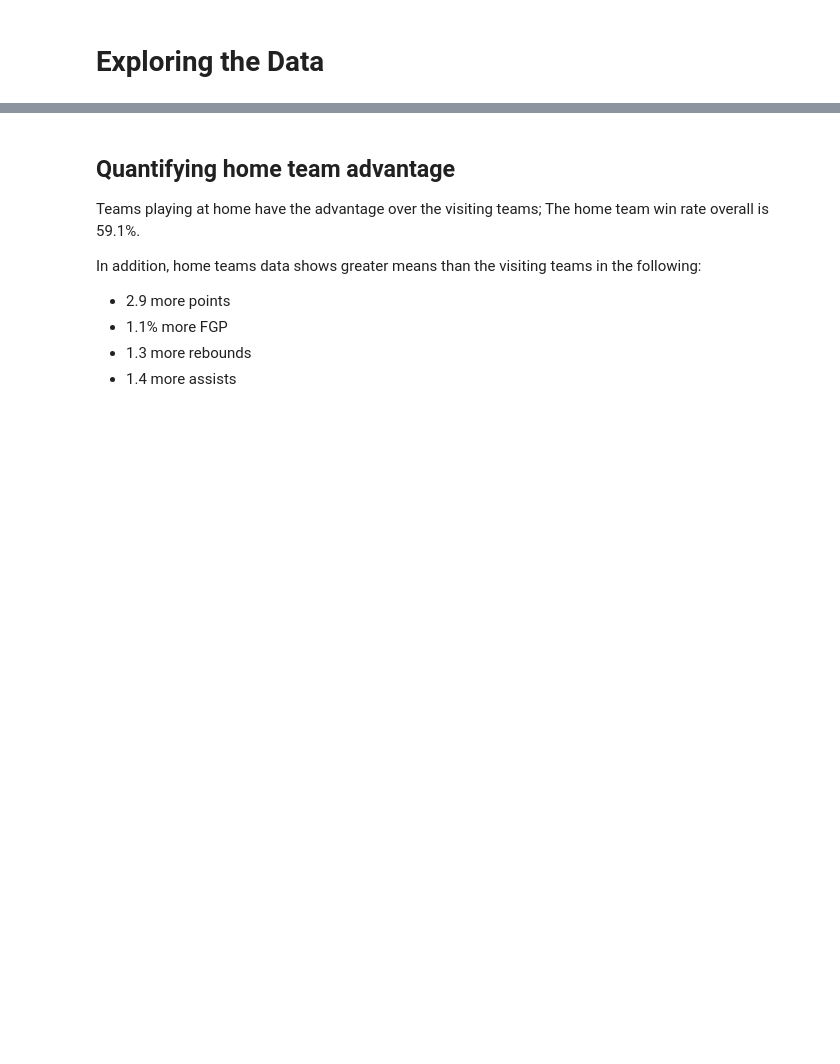
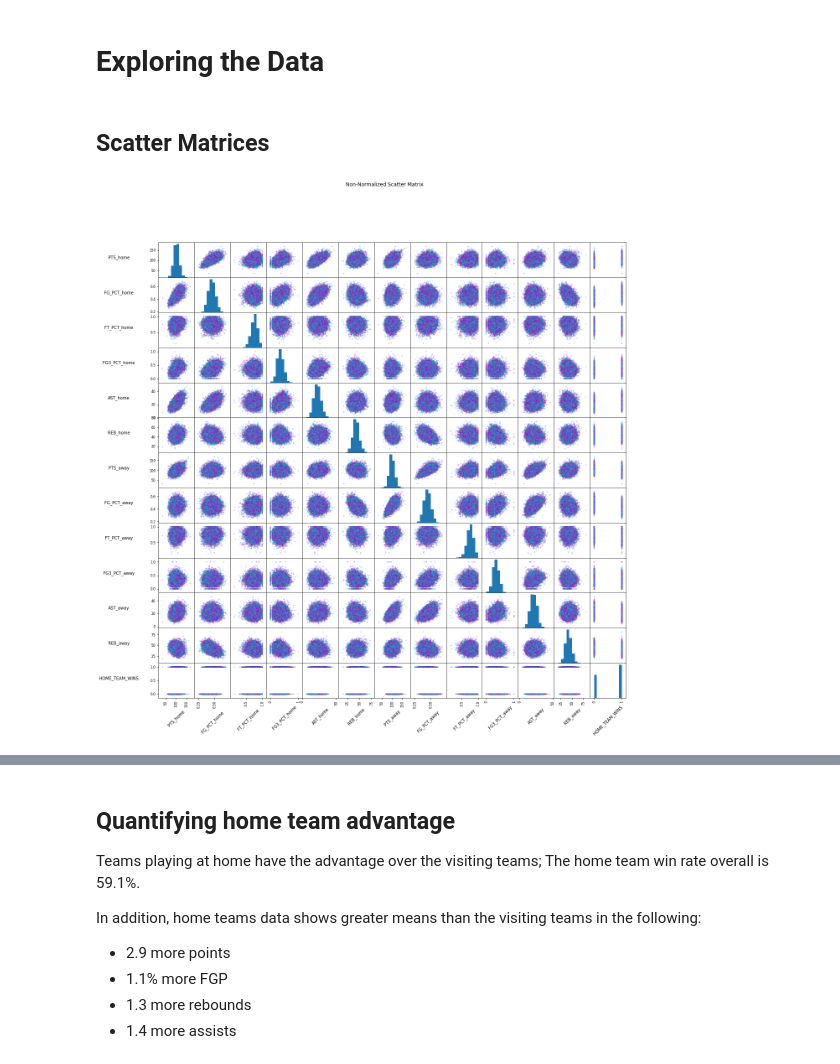
Before and after one commit to psalire/cmpe255-term-project, a Jupyter notebook: research.ipynb, the cells around one changed output, grey strips where cells are left out. Cells and saved outputs as stored; diff of their text form; code cells hidden in the pictures; blank space fills up the shorter version.

Commit message:
add scatter matrix

```diff
--- a/research.ipynb
+++ b/research.ipynb
@@ -133,3 +137,28 @@ players_df
 7228 rows × 4 columns
 # %% [markdown]
 # Exploring the Data
+# %% [markdown]
+## Scatter Matrices
+# %%
+games_data_df = games_df.copy()
+for k in ['GAME_DATE_EST','GAME_ID','HOME_TEAM_ID','VISITOR_TEAM_ID','SEASON','TEAM_ID_home','TEAM_ID_away']:
+    del games_data_df[k]
+games_data_df['HOME_TEAM_WINS'] = winners_df.copy()
+sm=pd.plotting.scatter_matrix(
+    games_data_df,
+    alpha=0.3,
+    figsize=(20,20),
+    diagonal='hist',
+    range_padding=0.3, # More padding to fit labels
+    c=['c','m']*(23421//2) + ['c'], # Color differentiate points from different data
+)
+# Rotate & reposition labels
+# (referenced https://stackoverflow.com/questions/32560932/how-to-customize-a-scatter-matrix-to-see-all-titles)
+for s in sm.reshape(-1):
+    s.xaxis.label.set_rotation(45)
+    s.yaxis.label.set_rotation(0)
+    s.get_yaxis().set_label_coords(-1.1,0.5)
+plt.suptitle('Non-Normalized Scatter Matrix')
+plt.show()
+# %% [output]
+[figure, added]
```
Also changed, not shown: parts of 8 cells of this notebook.
